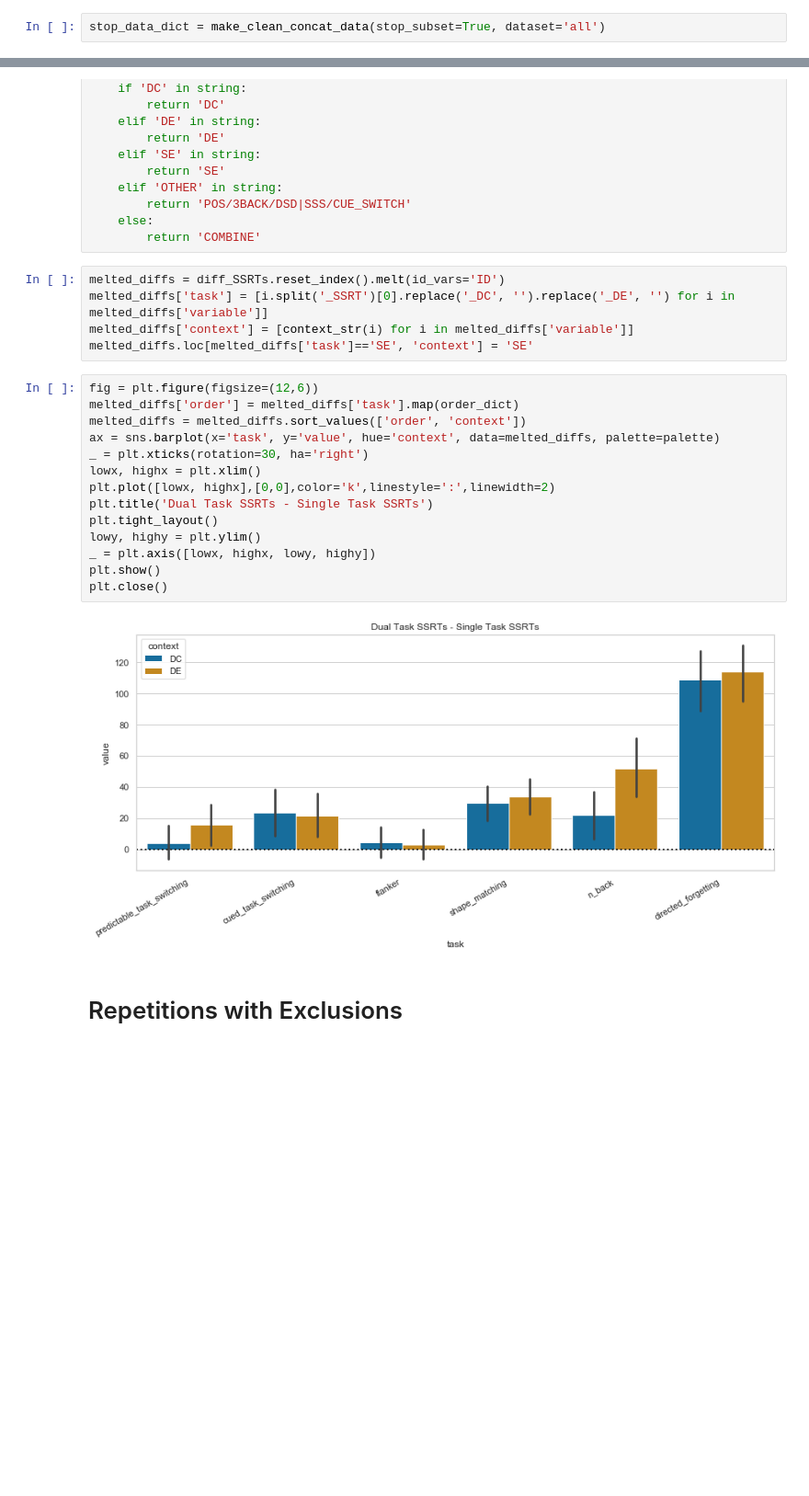
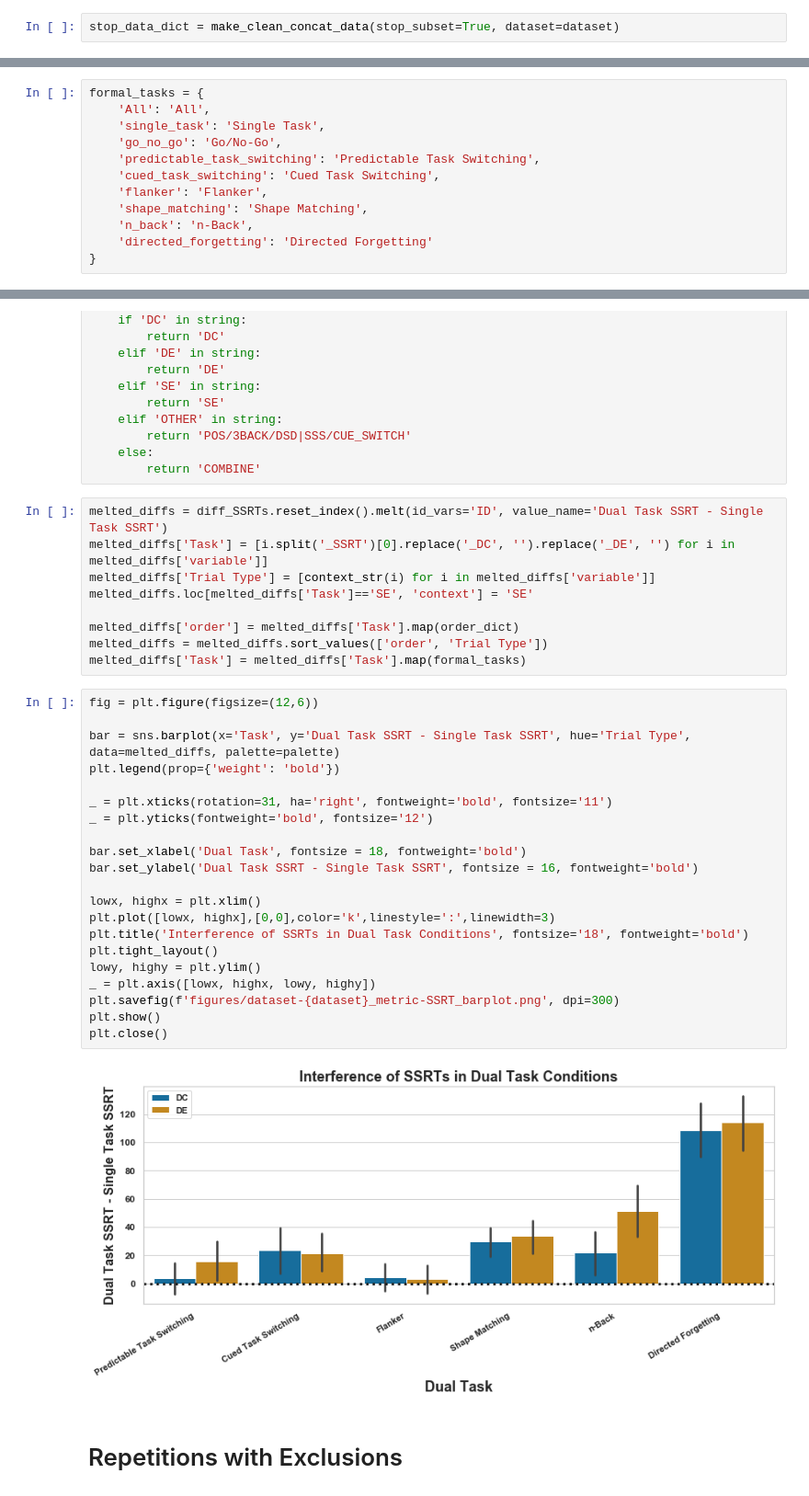
Before and after one commit to henrymj/mturk_dualStop_analysis, a Jupyter notebook: validation_analysis_dataset-all.ipynb, the cells around one changed output, grey strips where cells are left out. Shown: that part at 92% size. Saved outputs shown, nothing was run; the diff lists cells and outputs as text; blank space fills up the shorter version.

Commit message:
update validation analyses to higher contrast figures, clearer tables

```diff
--- a/validation_analysis_dataset-all.ipynb
+++ b/validation_analysis_dataset-all.ipynb
@@ -112,7 +114,7 @@ def get_gng_presp(curr_data):
     out['p_resp_nogo'] = (stop_trials.query("go_nogo_condition=='nogo'").rt != -1).sum()/len(stop_trials.query("go_nogo_condition=='nogo'"))
     return out
 # %%
-stop_data_dict = make_clean_concat_data(stop_subset=True, dataset='all')
+stop_data_dict = make_clean_concat_data(stop_subset=True, dataset=dataset)
 # %% [markdown]
 # Check P(resp|signal) in Go/NoGo
 # %%
@@ -252,5 +255,17 @@ n-Back DE > DC: Mean=29.55, t=3.519, p=0.000413
 # %% [markdown]
 # Visualize
+# %%
+formal_tasks = {
+    'All': 'All',
+    'single_task': 'Single Task',
+    'go_no_go': 'Go/No-Go',
+    'predictable_task_switching': 'Predictable Task Switching',
+    'cued_task_switching': 'Cued Task Switching',
+    'flanker': 'Flanker',
+    'shape_matching': 'Shape Matching',
+    'n_back': 'n-Back',
+    'directed_forgetting': 'Directed Forgetting'
+}
 # %%
 sns.set(style="whitegrid", palette="colorblind", color_codes=True)
 palette ={"DC":"C0", "DE":"C1", "SE":"C2"}
@@ -277,26 +292,37 @@ def context_str(string):
     else:
         return 'COMBINE'
 # %%
-melted_diffs = diff_SSRTs.reset_index().melt(id_vars='ID')
-melted_diffs['task'] = [i.split('_SSRT')[0].replace('_DC', '').replace('_DE', '') for i in melted_diffs['variable']]
-melted_diffs['context'] = [context_str(i) for i in melted_diffs['variable']]
-melted_diffs.loc[melted_diffs['task']=='SE', 'context'] = 'SE'
+melted_diffs = diff_SSRTs.reset_index().melt(id_vars='ID', value_name='Dual Task SSRT - Single Task SSRT')
+melted_diffs['Task'] = [i.split('_SSRT')[0].replace('_DC', '').replace('_DE', '') for i in melted_diffs['variable']]
+melted_diffs['Trial Type'] = [context_str(i) for i in melted_diffs['variable']]
+melted_diffs.loc[melted_diffs['Task']=='SE', 'context'] = 'SE'
+
+melted_diffs['order'] = melted_diffs['Task'].map(order_dict)
+melted_diffs = melted_diffs.sort_values(['order', 'Trial Type'])
+melted_diffs['Task'] = melted_diffs['Task'].map(formal_tasks)
 # %%
 fig = plt.figure(figsize=(12,6))
-melted_diffs['order'] = melted_diffs['task'].map(order_dict)
-melted_diffs = melted_diffs.sort_values(['order', 'context'])
-ax = sns.barplot(x='task', y='value', hue='context', data=melted_diffs, palette=palette)
-_ = plt.xticks(rotation=30, ha='right')
+
+bar = sns.barplot(x='Task', y='Dual Task SSRT - Single Task SSRT', hue='Trial Type', data=melted_diffs, palette=palette)
+plt.legend(prop={'weight': 'bold'})
+
+_ = plt.xticks(rotation=31, ha='right', fontweight='bold', fontsize='11')
+_ = plt.yticks(fontweight='bold', fontsize='12')
+
+bar.set_xlabel('Dual Task', fontsize = 18, fontweight='bold')
+bar.set_ylabel('Dual Task SSRT - Single Task SSRT', fontsize = 16, fontweight='bold')
+
 lowx, highx = plt.xlim()
-plt.plot([lowx, highx],[0,0],color='k',linestyle=':',linewidth=2)
-plt.title('Dual Task SSRTs - Single Task SSRTs')
+plt.plot([lowx, highx],[0,0],color='k',linestyle=':',linewidth=3)
+plt.title('Interference of SSRTs in Dual Task Conditions', fontsize='18', fontweight='bold')
 plt.tight_layout()
 lowy, highy = plt.ylim()
 _ = plt.axis([lowx, highx, lowy, highy])
+plt.savefig(f'figures/dataset-{dataset}_metric-SSRT_barplot.png', dpi=300)
 plt.show()
 plt.close()
 # %% [output]
-[figure, old version]
+[figure, new version]
 # %% [markdown]
 # Repetitions with Exclusions
 # %%
```
Also changed, not shown: parts of 8 cells of this notebook, 2 other files.
